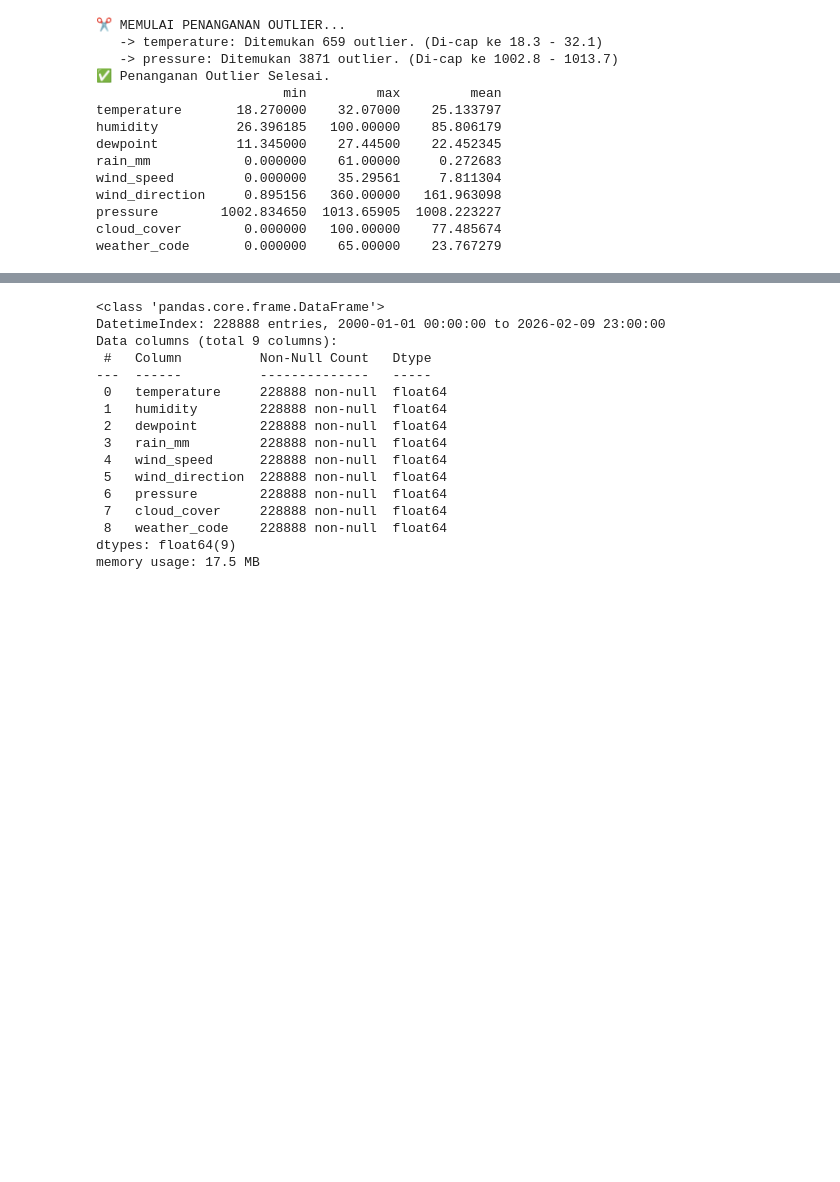
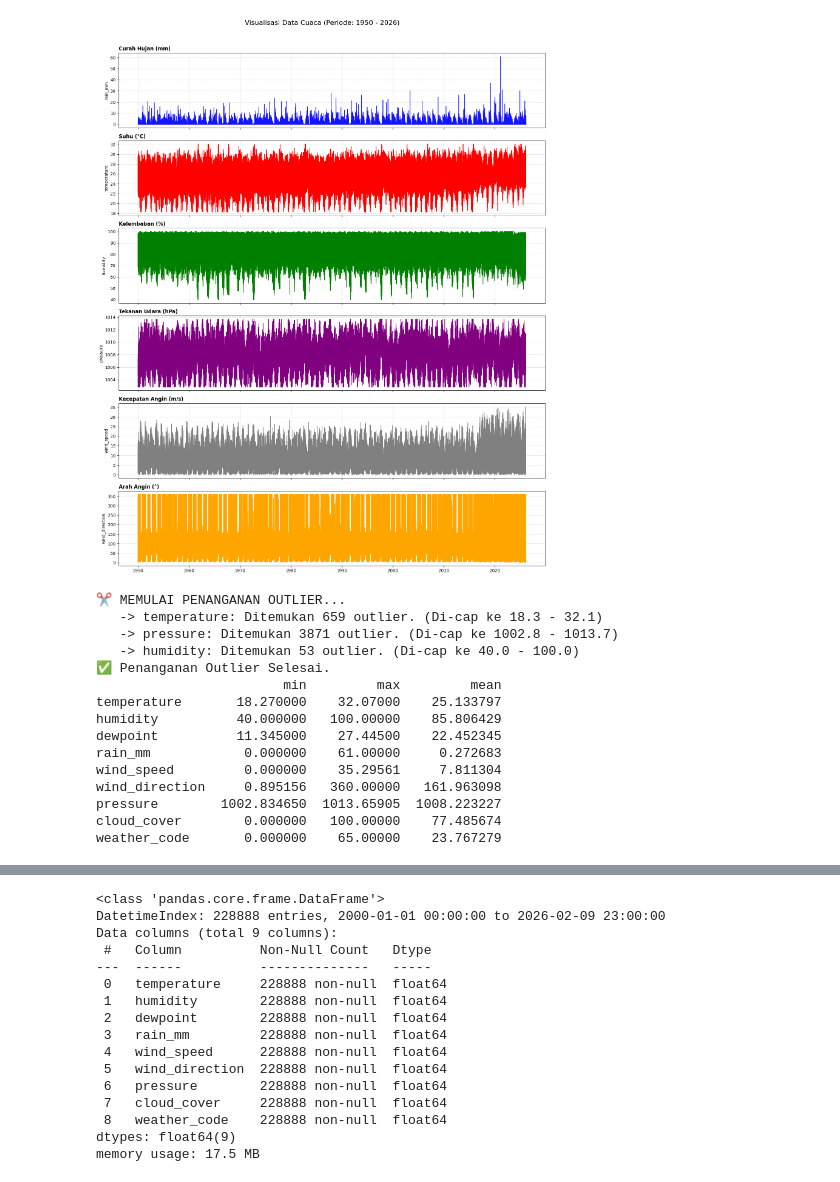
Before and after one commit to evanalif113/Catatan_Meteorologi, a Jupyter notebook: model-prediksi-estimasi-dengan-ensemble-forecast.ipynb, the cells around one changed output, grey strips where cells are left out. Cells and saved outputs as stored; diff of their text form; code cells hidden in the pictures; blank space fills up the shorter version.

```diff
--- a/model-prediksi-estimasi-dengan-ensemble-forecast.ipynb
+++ b/model-prediksi-estimasi-dengan-ensemble-forecast.ipynb
@@ -56,6 +56,69 @@ df.tail(10)
 | 2026-02-09 21:00:00 | 25.70 | 93.93925 | 24.65 | 0.0 | 1.707630 | 18.435053 | 1008.80707 | 100.0 | ... |
 | 2026-02-09 22:00:00 | 25.55 | 93.37201 | 24.40 | 0.0 | 0.402492 | 63.435013 | 1009.20500 | 100.0 | ... |
 | 2026-02-09 23:00:00 | 25.15 | 94.48032 | 24.20 | 0.0 | 2.846049 | 55.304783 | 1009.00256 | 100.0 | ... |
+# %%
+import matplotlib.pyplot as plt
+import seaborn as sns
+
+# =========================================================
+# VISUALISASI TIME SERIES SEMUA VARIABEL
+# =========================================================
+
+# 1. Pilih Kolom yang Mau Di-plot (Otomatis deteksi yang ada)
+target_cols = ['rain_mm', 'temperature', 'humidity', 'pressure', 'wind_speed', 'wind_direction']
+cols_to_plot = [col for col in target_cols if col in df.columns]
+
+# 2. Atur Ukuran Gambar (Tinggi menyesuaikan jumlah kolom)
+n_cols = len(cols_to_plot)
+fig, axes = plt.subplots(nrows=n_cols, ncols=1, figsize=(15, 3 * n_cols), sharex=True)
+
+# 3. Definisikan Warna & Style biar Cantik
+colors = {
+    'rain_mm': 'blue',
+    'temperature': 'red',
+    'humidity': 'green',
+    'pressure': 'purple',
+    'wind_speed': 'grey',
+    'wind_direction': 'orange'
+}
+
+titles = {
+    'rain_mm': 'Curah Hujan (mm)',
+    'temperature': 'Suhu (°C)',
+    'humidity': 'Kelembaban (%)',
+    'pressure': 'Tekanan Udara (hPa)',
+    'wind_speed': 'Kecepatan Angin (m/s)',
+    'wind_direction': 'Arah Angin (°)'
+}
+
+# 4. Loop untuk Menggambar Setiap Variabel
+for i, col in enumerate(cols_to_plot):
+    ax = axes[i] if n_cols > 1 else axes # Handle jika cuma 1 kolom
+
+    # Ambil data (Bisa di-slice kalau terlalu berat, misal: df.tail(1000))
+    data = df[col]
+
+    # Khusus Hujan pakai Area Plot (Biar kelihatan volume-nya)
+    if col == 'rain_mm':
+        ax.fill_between(data.index, data, color=colors.get(col, 'blue'), alpha=0.6)
+        ax.plot(data.index, data, color=colors.get(col, 'blue'), alpha=0.8, linewidth=1)
+    else:
+        # Yang lain pakai Garis biasa
+        ax.plot(data.index, data, color=colors.get(col, 'black'), linewidth=1.2)
+
+    # Kosmetik Grafik
+    ax.set_title(titles.get(col, col), fontsize=12, loc='left', fontweight='bold')
+    ax.grid(True, linestyle='--', alpha=0.5)
+    ax.set_ylabel(col)
+
+# Judul Besar
+plt.suptitle(f'Visualisasi Data Cuaca (Periode: {df.index.min().year} - {df.index.max().year})',
+             y=1.02, fontsize=16)
+
+plt.tight_layout()
+plt.show()
+# %% [output]
+[figure, added]
 # %%
 # =========================================================
 # 5. PENANGANAN OUTLIER (WINSORIZATION / CAPPING)
@@ -82,7 +145,7 @@ for col in vars_normal:
         # Khusus Kelembaban, batas atas max 100
         if col == 'humidity':
             upper_bound = 100
-            lower_bound = 0 # Lembab gak mungkin minus
+            lower_bound = 40 # Lembab gak mungkin minus
 
         # Hitung jumlah outlier
         outliers = df[(df[col] < lower_bound) | (df[col] > upper_bound)]
@@ -100,10 +163,11 @@ print(df.describe().T[['min', 'max', 'mean']])
 ✂️ MEMULAI PENANGANAN OUTLIER...
    -> temperature: Ditemukan 659 outlier. (Di-cap ke 18.3 - 32.1)
    -> pressure: Ditemukan 3871 outlier. (Di-cap ke 1002.8 - 1013.7)
+   -> humidity: Ditemukan 53 outlier. (Di-cap ke 40.0 - 100.0)
 ✅ Penanganan Outlier Selesai.
                         min         max         mean
 temperature       18.270000    32.07000    25.133797
-humidity          26.396185   100.00000    85.806179
+humidity          40.000000   100.00000    85.806429
 dewpoint          11.345000    27.44500    22.452345
 rain_mm            0.000000    61.00000     0.272683
 wind_speed         0.000000    35.29561     7.811304
```
Also changed, not shown: parts of 5 cells of this notebook.
